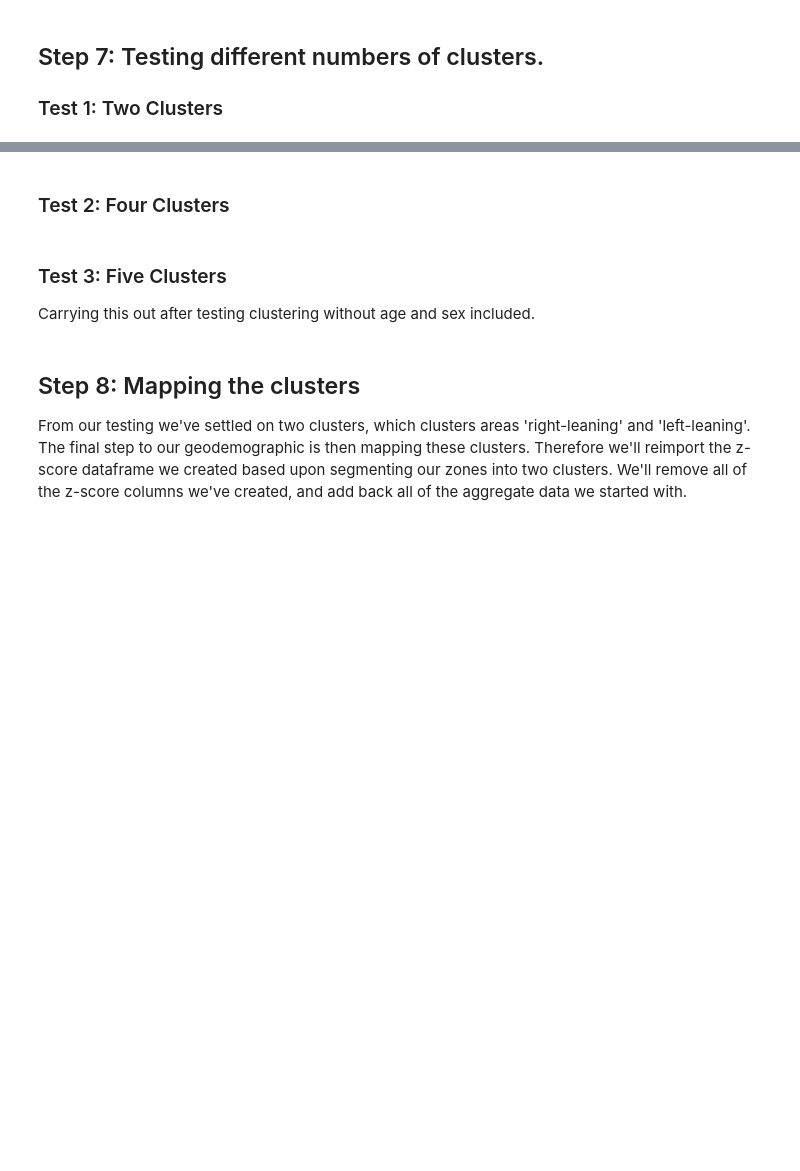
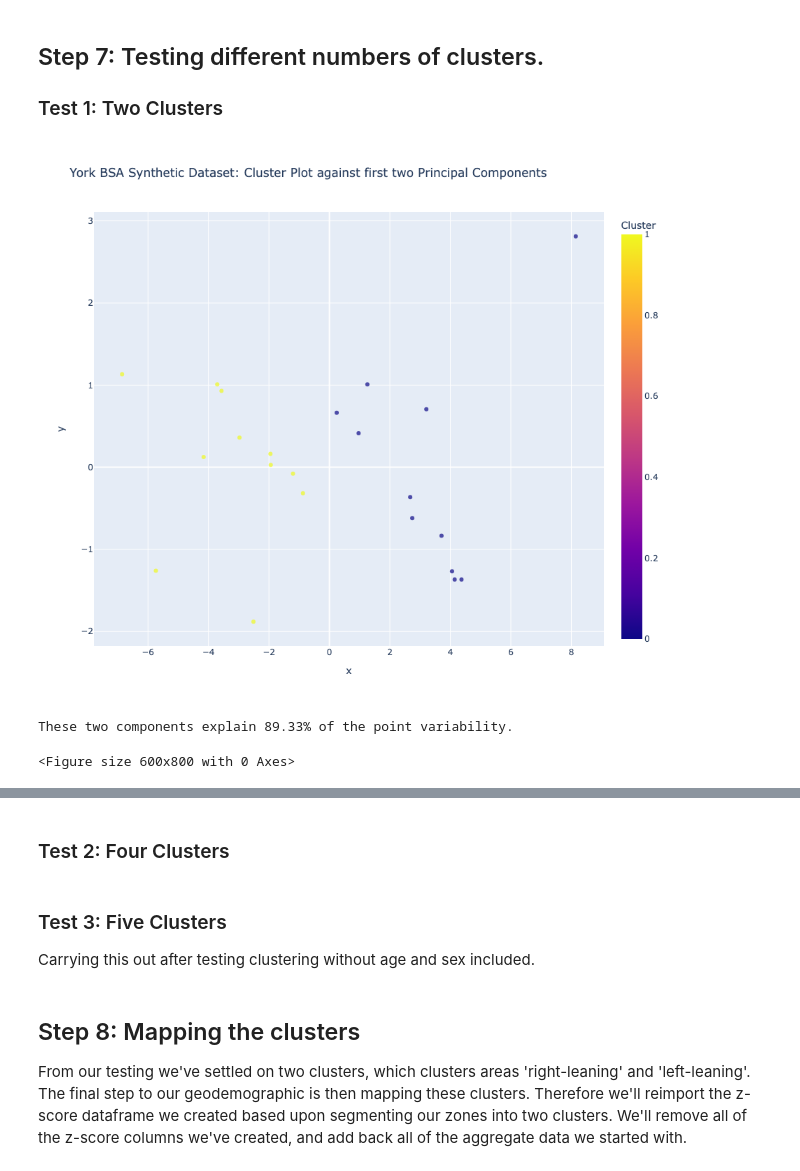
Before and after one commit to saffytaylor/UA_Final, a Jupyter notebook: Geodemographics.ipynb, the cells around one changed output, grey strips where cells are left out. Saved outputs shown, nothing was run; the diff lists cells and outputs as text; code cells hidden in the pictures; blank space fills up the shorter version.

```diff
--- a/Geodemographics.ipynb
+++ b/Geodemographics.ipynb
@@ -452,18 +605,22 @@ pca_result2 = pca2.transform(stand_data_scaled2)
 variance_ratio2 = pca2.explained_variance_ratio_
 # %%
 # printing a scatter plot for results
-plt.figure(figsize=(12, 8))
+plt.figure(figsize=(6, 8))
 fig = px.scatter(x=pca_result2[:, 0], y=pca_result2[:, 1], color=clusters2,
                  labels={'color': 'Cluster'},
                  title='York BSA Synthetic Dataset: Cluster Plot against first two Principal Components',
                  opacity=0.7,
                  width=800,
                  height=800)
 
 plt.tight_layout()
 fig.show()
 
 print(f"These two components explain {(variance_ratio2.sum()*100):.2f}% of the point variability.")
+# %% [output]
+[figure, added]
+These two components explain 89.33% of the point variability.
+<Figure size 600x800 with 0 Axes>
 # %%
 plt.figure(figsize=(10, 6))
 sns.scatterplot(x=pca_result2[:, 0], y=pca_result2[:, 1], hue=clusters2, palette='viridis', s=50, alpha=0.7)
```
Also changed, not shown: parts of 35 cells of this notebook, 4 other files.
